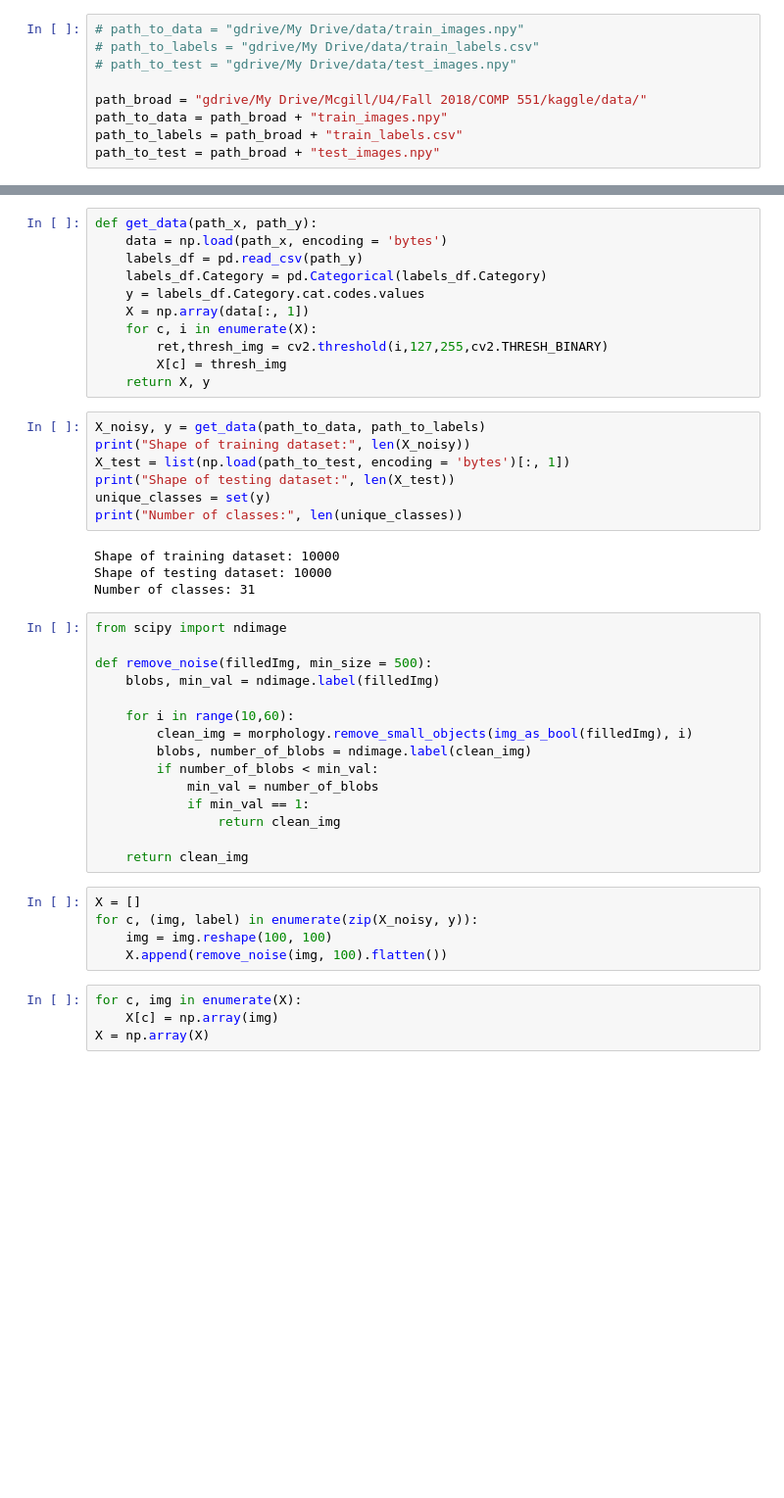
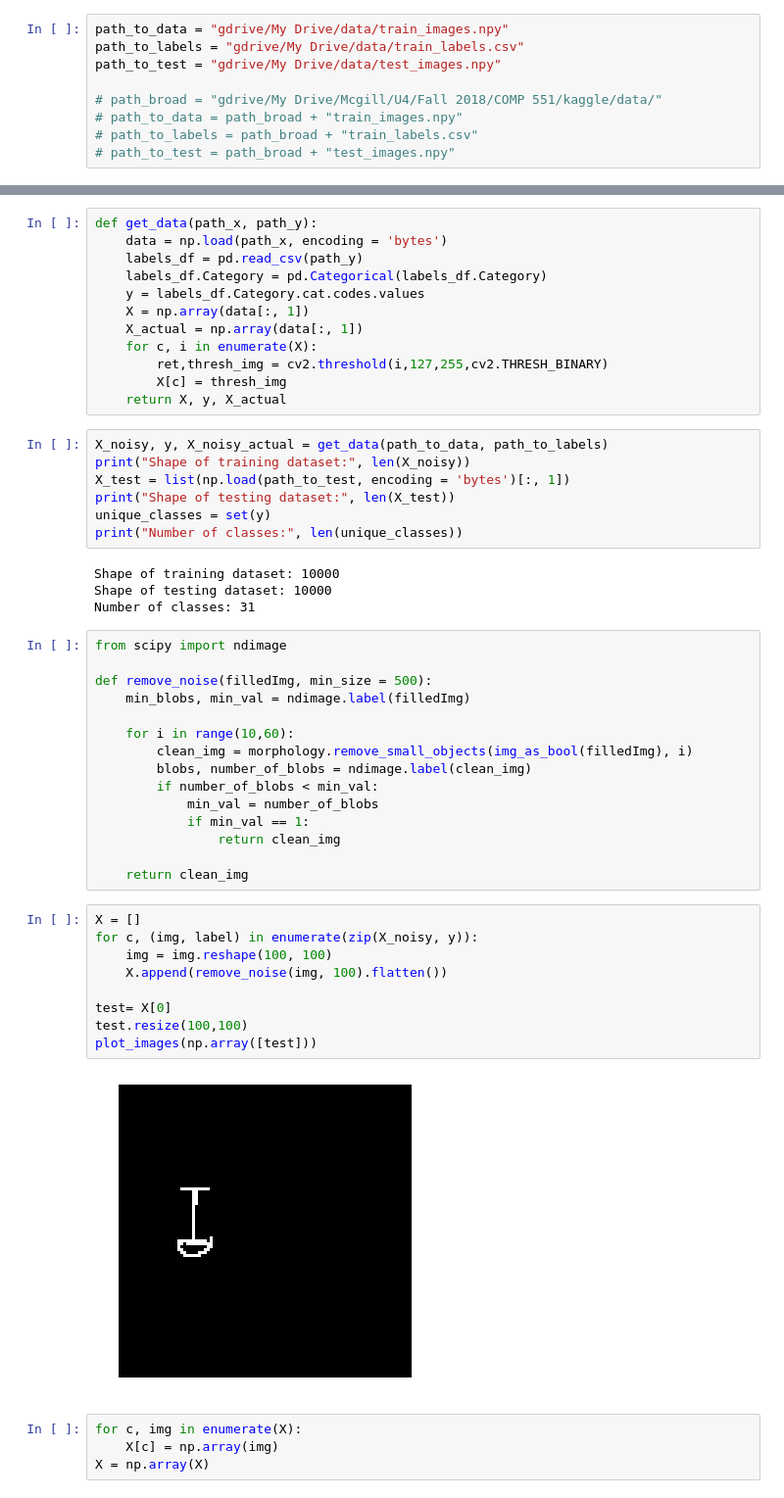
Before and after one commit to tristantoupin/COMP551-KaggleCompetition, a Jupyter notebook: notebooks/CNN.ipynb, the cells around one changed output, grey strips where cells are left out. Shown at 98% size. Saved outputs shown, nothing was run; the diff lists cells and outputs as text; blank space fills up the shorter version.

```diff
--- a/notebooks/CNN.ipynb
+++ b/notebooks/CNN.ipynb
@@ -27,12 +24,12 @@ Mounted at /content/gdrive
 # %%
-# path_to_data = "gdrive/My Drive/data/train_images.npy"
-# path_to_labels = "gdrive/My Drive/data/train_labels.csv"
-# path_to_test = "gdrive/My Drive/data/test_images.npy"
+path_to_data = "gdrive/My Drive/data/train_images.npy"
+path_to_labels = "gdrive/My Drive/data/train_labels.csv"
+path_to_test = "gdrive/My Drive/data/test_images.npy"
 
-path_broad = "gdrive/My Drive/Mcgill/U4/Fall 2018/COMP 551/kaggle/data/"
-path_to_data = path_broad + "train_images.npy"
-path_to_labels = path_broad + "train_labels.csv"
-path_to_test = path_broad + "test_images.npy"
+# path_broad = "gdrive/My Drive/Mcgill/U4/Fall 2018/COMP 551/kaggle/data/"
+# path_to_data = path_broad + "train_images.npy"
+# path_to_labels = path_broad + "train_labels.csv"
+# path_to_test = path_broad + "test_images.npy"
 # %%
 def plot_images(list_of_images, max_col = 4):
     n = len(list_of_images)
@@ -58,12 +55,13 @@ def get_data(path_x, path_y):
     labels_df.Category = pd.Categorical(labels_df.Category)
     y = labels_df.Category.cat.codes.values
     X = np.array(data[:, 1])
+    X_actual = np.array(data[:, 1])
     for c, i in enumerate(X):
         ret,thresh_img = cv2.threshold(i,127,255,cv2.THRESH_BINARY)
         X[c] = thresh_img
-    return X, y
+    return X, y, X_actual
 # %%
-X_noisy, y = get_data(path_to_data, path_to_labels)
+X_noisy, y, X_noisy_actual = get_data(path_to_data, path_to_labels)
 print("Shape of training dataset:", len(X_noisy))
 X_test = list(np.load(path_to_test, encoding = 'bytes')[:, 1])
 print("Shape of testing dataset:", len(X_test))
@@ -77,7 +75,7 @@ Number of classes: 31
 from scipy import ndimage
 
 def remove_noise(filledImg, min_size = 500):
-    blobs, min_val = ndimage.label(filledImg)
+    min_blobs, min_val = ndimage.label(filledImg)
 
     for i in range(10,60):
         clean_img = morphology.remove_small_objects(img_as_bool(filledImg), i)
@@ -91,8 +89,14 @@ def remove_noise(filledImg, min_size = 500):
 # %%
 X = []
 for c, (img, label) in enumerate(zip(X_noisy, y)):
     img = img.reshape(100, 100)
     X.append(remove_noise(img, 100).flatten())
+
+test= X[0]
+test.resize(100,100)
+plot_images(np.array([test]))
+# %% [output]
+[figure, added]
 # %%
 for c, img in enumerate(X):
     X[c] = np.array(img)
```
Also changed, not shown: parts of 24 cells of this notebook, 5 other files.
